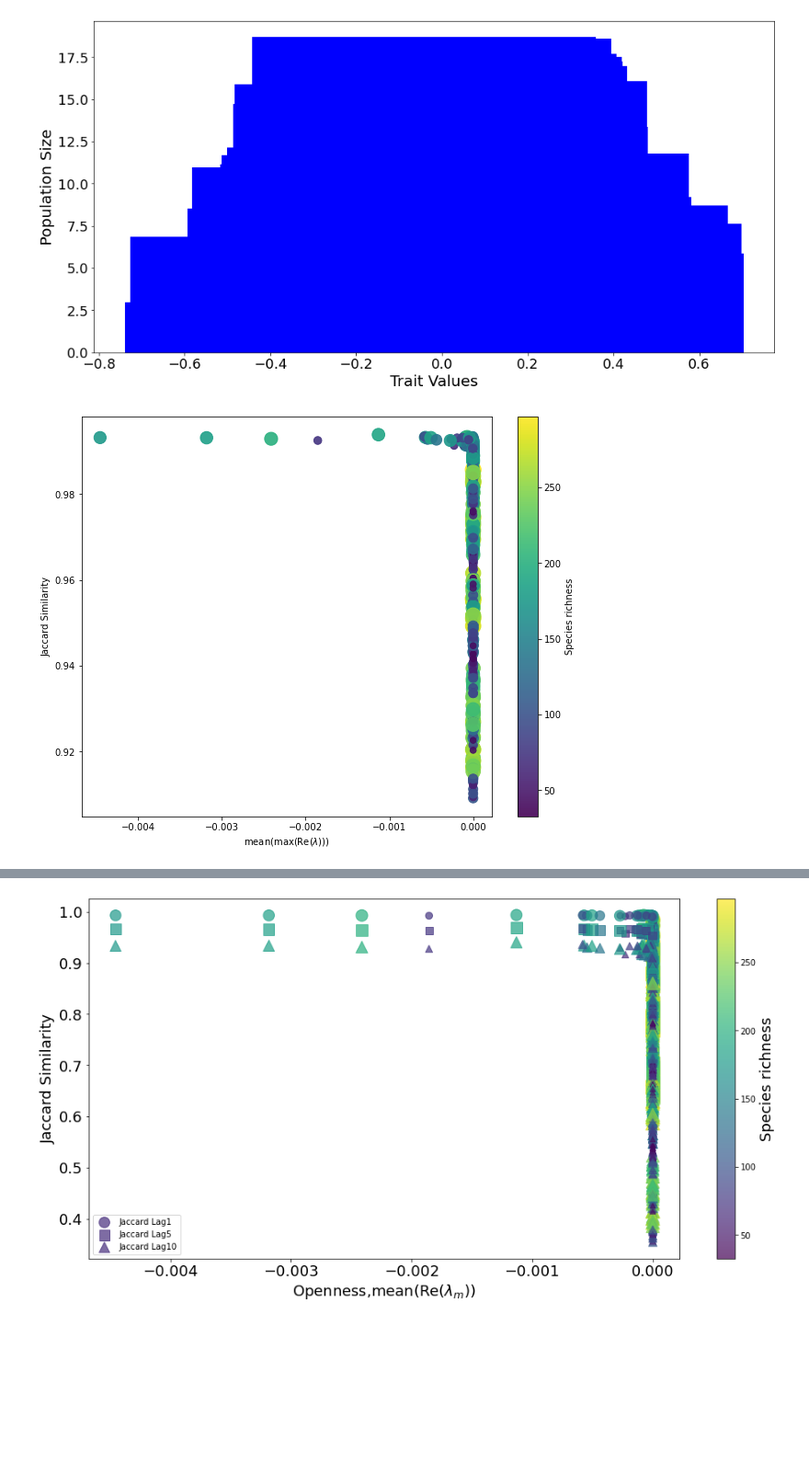
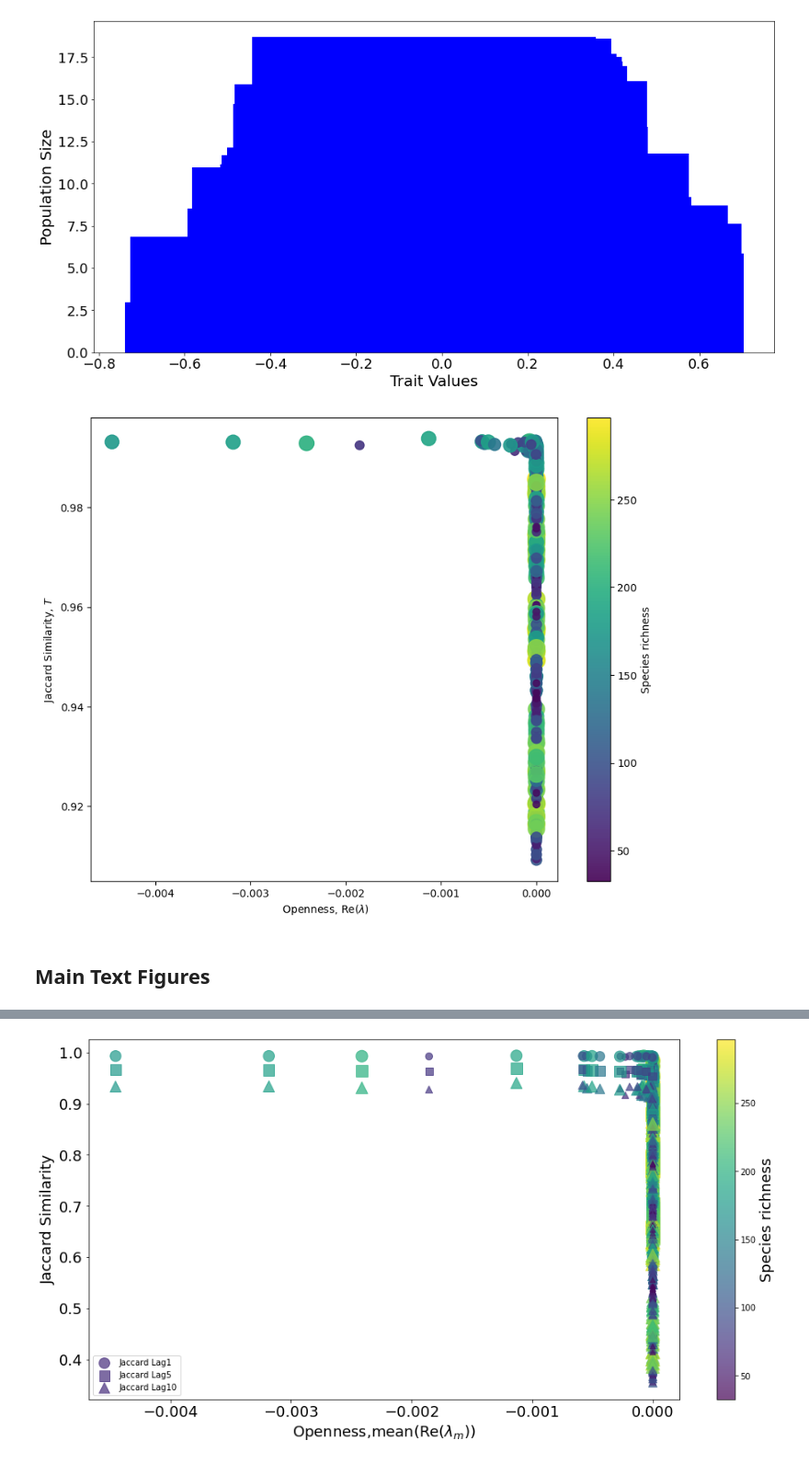
Before and after one commit to chiwir/Open-community-assembly, a Jupyter notebook: Visualisations_final_comp.ipynb, the cells around one changed output, grey strips where cells are left out. Shown at 92% size. Cells and saved outputs as stored; diff of their text form; code cells hidden in the pictures; blank space fills up the shorter version.

```diff
--- a/Visualisations_final_comp.ipynb
+++ b/Visualisations_final_comp.ipynb
@@ -3,9 +3,9 @@ import pandas as pd
 import matplotlib.pyplot as plt
 # %%
 #Import data check directory
-df_1 = pd.read_excel('final_compe_data.xlsx')
+df_1 = pd.read_excel('Supplementry_Appendix_S3.xlsx')
 #df_2 = pd.read_excel('Chapter1_spreadsheet.xlsx')
-df_3 = pd.read_excel('dynamics_sample_data.xlsx')
+#df_3 = pd.read_excel('dynamics_sample_data.xlsx')
 df_1
 # %% [output]
 |  | sigmar | sigma | lamda | Shan | Simp | Abund2 | Stab1 | Stab1_var | Stone | Stab2 | ... | ... |
@@ -74,21 +74,23 @@ plt.show()
 # %%
 from matplotlib import cm
 plt.figure(figsize=(10, 8))
 norm = plt.Normalize(df_1['Current_sp'].min(), df_1['Current_sp'].max())
 cmap = cm.viridis  # Choose a colormap, e.g., viridis
 
 # Create a scatter plot
 scatter = plt.scatter(df_1['Eigen_mean'], df_1['Jaccard_lag1'], s=df_1['Current_sp'], c=df_1['Current_sp'], cmap=cmap, norm=norm, alpha=0.9)
 
 # Add labels and title
-plt.xlabel(r'mean(max(Re($\lambda$)))')
-plt.ylabel('Jaccard Similarity')
+plt.xlabel(r' Openness, Re($\lambda$)')
+plt.ylabel(r'Jaccard Similarity, $T$')
 #plt.title('Scatter Plot with Size-Based Colors')
 
 # Create a colorbar
 cbar = plt.colorbar(scatter, label='Species richness')
 
 # Show the plot
 plt.show()
 # %% [output]
-[figure, old version]
+[figure, new version]
+# %% [markdown]
+## Main Text Figures
```
Also changed, not shown: parts of 23 cells of this notebook.
